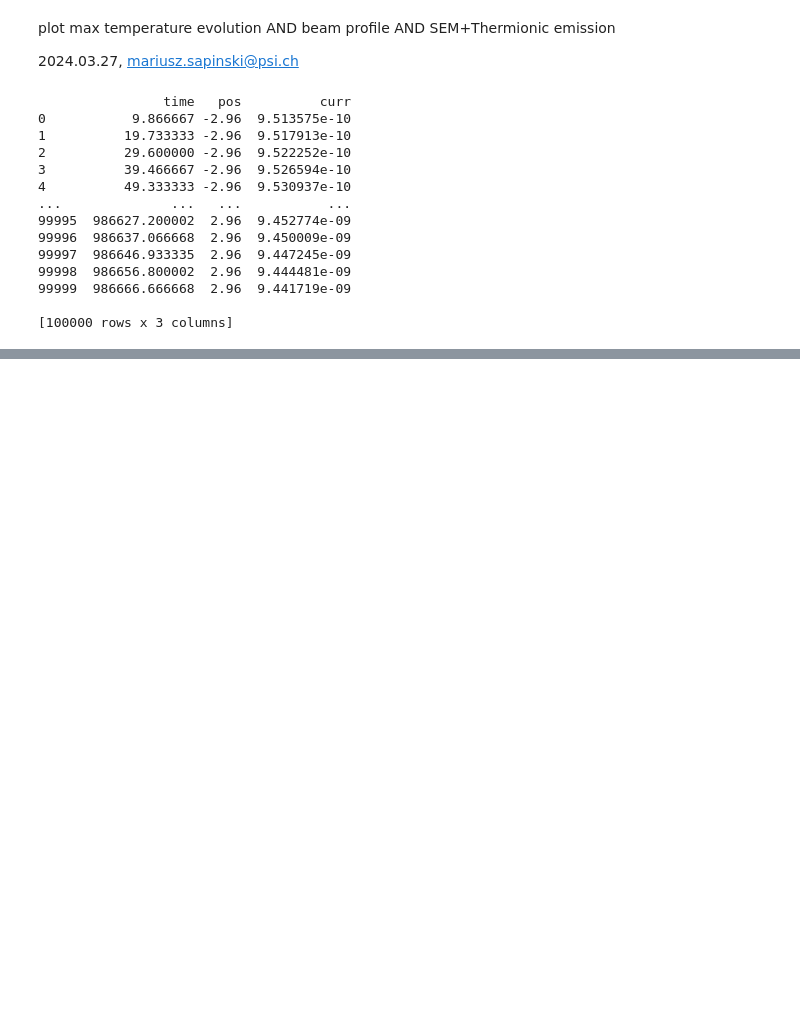
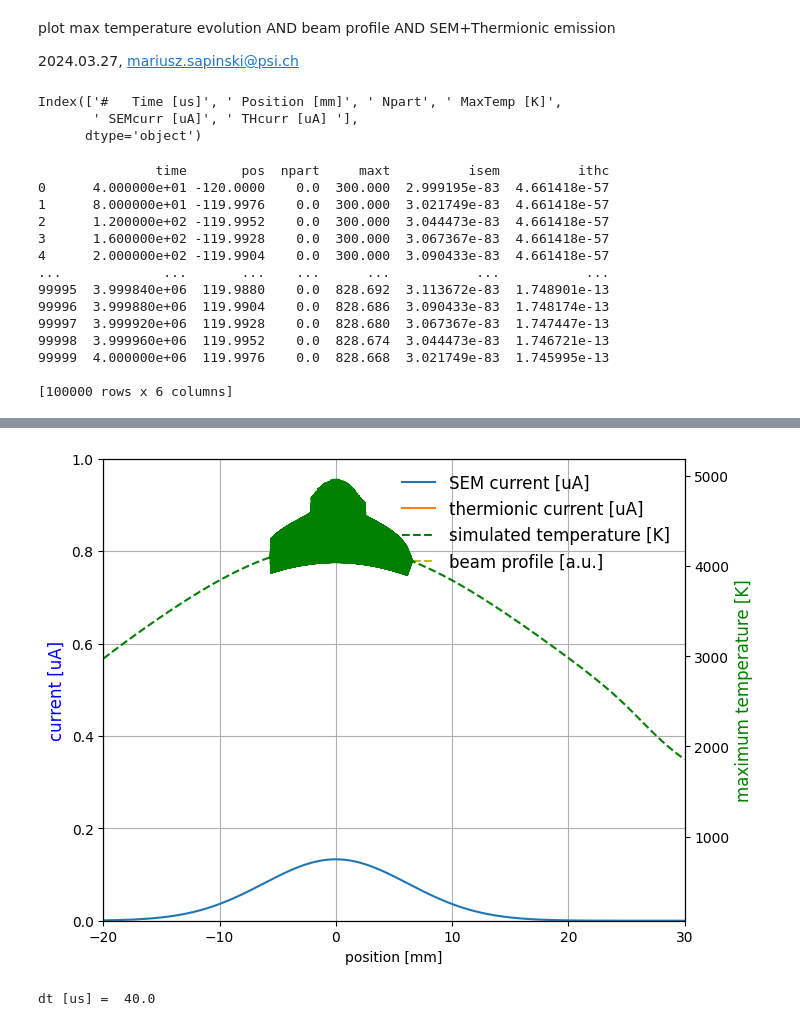
Before and after one commit to ClaudePP/PyTT, a Jupyter notebook: Output/plot_All.ipynb, the cells around one changed output, grey strips where cells are left out. Saved outputs shown, nothing was run; the diff lists cells and outputs as text; code cells hidden in the pictures; blank space fills up the shorter version.

```diff
--- a/Output/plot_All.ipynb
+++ b/Output/plot_All.ipynb
@@ -10,36 +10,58 @@ import pandas as pd
 # %%
 # for WIRESCANNER option output only
-dft = pd.read_csv("MaxTempVSTime.txt", skiprows=3, delim_whitespace=True, names=["em","time","pos","maxT"])
-dfc = pd.read_csv("IntensityVSTime.txt", skiprows=3, delim_whitespace=True, names=["time","pos","curr"])
+#dft = pd.read_csv("MaxTempVSTime.txt", skiprows=3, delim_whitespace=True, names=["em","time","pos","maxT"])
+#dfc = pd.read_csv("IntensityVSTime.txt", skiprows=3, delim_whitespace=True, names=["time","pos","curr"])
+
+# new format
+#df = pd.read_csv("PSI_pChann_MBPTWS.txt", skiprows=4)
+df = pd.read_csv("Last.txt", skiprows=4)
+
+print(df.columns)
+# %% [output]
+Index(['#   Time [us]', ' Position [mm]', ' Npart', ' MaxTemp [K]',
+       ' SEMcurr [uA]', ' THcurr [uA] '],
+      dtype='object')
+# %%
+# rename columns
+df.rename({"#   Time [us]":"time"," Position [mm]":"pos"," Npart":"npart"," MaxTemp [K]":"maxt"," SEMcurr [uA]":"isem"," THcurr [uA] ":"ithc"}, axis='columns',inplace=True)
 # %%
-print(dfc)
+#print(dfc)
+print(df)
 # %% [output]
-                time   pos          curr
-0           9.866667 -2.96  9.513575e-10
-1          19.733333 -2.96  9.517913e-10
-2          29.600000 -2.96  9.522252e-10
-3          39.466667 -2.96  9.526594e-10
-4          49.333333 -2.96  9.530937e-10
-...              ...   ...           ...
-99995  986627.200002  2.96  9.452774e-09
-99996  986637.066668  2.96  9.450009e-09
-99997  986646.933335  2.96  9.447245e-09
-99998  986656.800002  2.96  9.444481e-09
-99999  986666.666668  2.96  9.441719e-09
+               time       pos  npart     maxt          isem          ithc
+0      4.000000e+01 -120.0000    0.0  300.000  2.999195e-83  4.661418e-57
+1      8.000000e+01 -119.9976    0.0  300.000  3.021749e-83  4.661418e-57
+2      1.200000e+02 -119.9952    0.0  300.000  3.044473e-83  4.661418e-57
+3      1.600000e+02 -119.9928    0.0  300.000  3.067367e-83  4.661418e-57
+4      2.000000e+02 -119.9904    0.0  300.000  3.090433e-83  4.661418e-57
+...             ...       ...    ...      ...           ...           ...
+99995  3.999840e+06  119.9880    0.0  828.692  3.113672e-83  1.748901e-13
+99996  3.999880e+06  119.9904    0.0  828.686  3.090433e-83  1.748174e-13
+99997  3.999920e+06  119.9928    0.0  828.680  3.067367e-83  1.747447e-13
+99998  3.999960e+06  119.9952    0.0  828.674  3.044473e-83  1.746721e-13
+99999  4.000000e+06  119.9976    0.0  828.668  3.021749e-83  1.745995e-13
 
-[100000 rows x 3 columns]
+[100000 rows x 6 columns]
 # %%
 fig, ax = plt.subplots(1, figsize=(7.5,6))
 
-ax.set_xlim(-5,30)
-hsimse, = ax.plot([x*10 for x in dfc["pos"]],[1e3*x for x in dfc["curr"]],label="simulated current")
+ax.set_xlim(-20,30)
+hsimse, = ax.plot([x*1 for x in df["pos"]],[2e0*x for x in df["isem"]],label="SEM current [uA]")
+hsimit, = ax.plot([x*1 for x in df["pos"]],[1e0*x for x in df["ithc"]],label="thermionic current [uA]")
+scale=df["ithc"].max()/df["npart"].max()
+hbeamp, = ax.plot([x*1 for x in df["pos"]],[scale*x for x in df["npart"]],"y--",label="beam profile [a.u.]")
+ax.set_ylim(0,1)
+
 axtemp = ax.twinx()
-axtemp.set_ylim(0,2800)
-hsimt, = axtemp.plot([x*10 for x in dft["pos"]],dft["maxT"],'g--',label="simulated temperature")
+#axtemp.set_ylim(0,2800)
+hsimt, = axtemp.plot([x*1 for x in df["pos"]],df["maxt"],'g--',label="simulated temperature [K]")
 axtemp.set_ylabel("maximum temperature [K]", fontsize=12, color='g')
 
 ax.set_xlabel("position [mm]")
 ax.set_ylabel("current [uA]", fontsize=12, color='b')
 
+ax.legend(handles=[hsimse,hsimit,hsimt,hbeamp], fontsize=12, frameon=False)
+ax.grid()
+
 plt.savefig('all.png')
 # %% [output]
@@ -47,0 +68,5 @@ plt.savefig('all.png')
+[figure, added]
+# %%
+print("dt [us] = ",df["time"].iloc[2]-df["time"].iloc[1])
+# %% [output]
+dt [us] =  40.0
```
Also changed, not shown: parts of 2 cells of this notebook, 10 other files.
